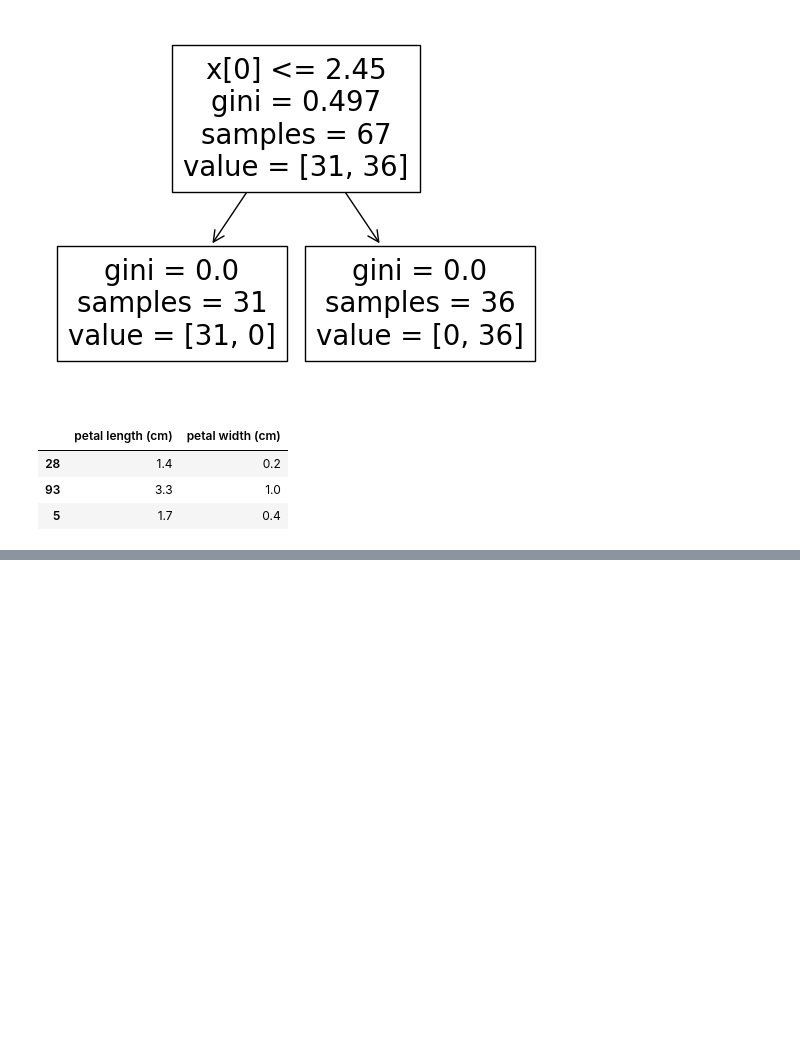
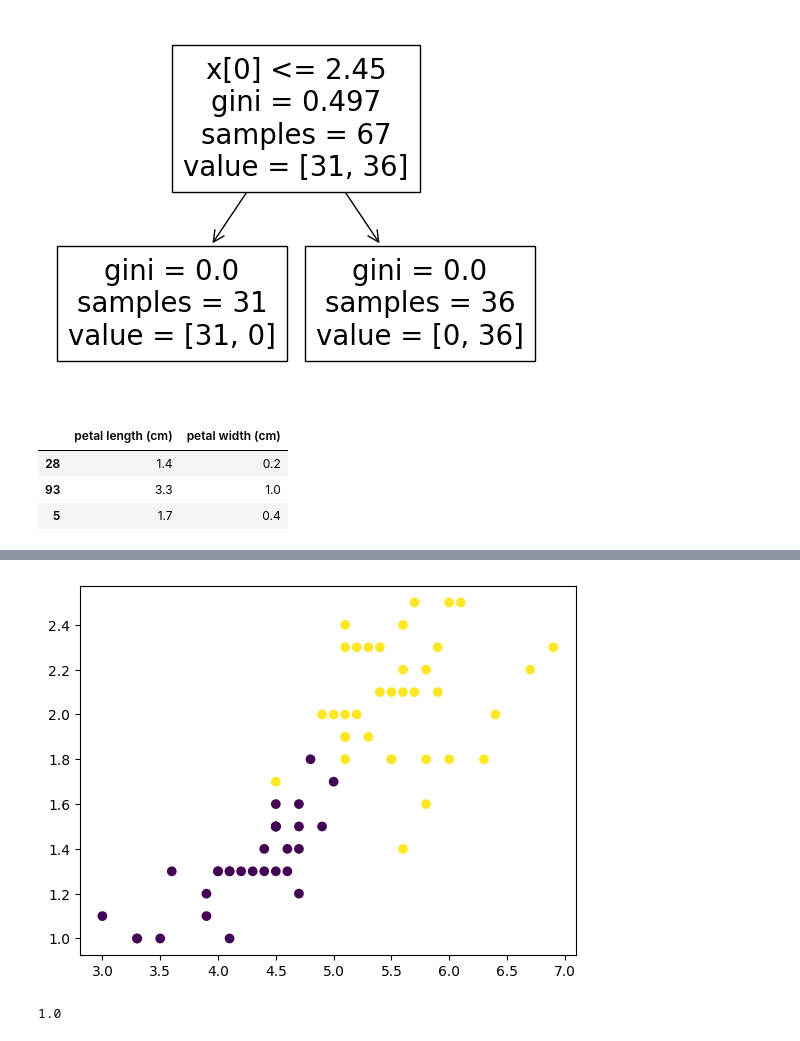
Before and after one commit to Gustavocaris/Data_Science, a Jupyter notebook: 06_Machine_Learning/Algoritmos_de_aprendizado/01-arvore_de_decisão.ipynb, the cells around one changed output, grey strips where cells are left out. Drawn from its saved outputs; the diff is of its cells as text; code cells hidden in the pictures; blank space fills up the shorter version.

```diff
--- a/06_Machine_Learning/Algoritmos_de_aprendizado/01-arvore_de_decisão.ipynb
+++ b/06_Machine_Learning/Algoritmos_de_aprendizado/01-arvore_de_decisão.ipynb
@@ -125,2 +148,18 @@ plt.show()
 # %%
 # Separando X e y da base completa
+iris1 = iris.loc[iris.target.isin([1,2]), ['petal length (cm)', 'petal width (cm)', 'target']]
+# %%
+X = iris1.drop('target', axis=1)
+y = iris1.target
+# %%
+X_train, X_test, y_train, y_test = train_test_split(X, y, test_size=0.33, random_state=42)
+# %%
+import matplotlib.pyplot as plt
+
+fig, ax = plt.subplots()
+
+ax.scatter(X_train['petal length (cm)'], X_train['petal width (cm)'],c=y_train)
+
+plt.show()
+# %% [output]
+[figure, added]
@@ -126,0 +170,4 @@ plt.show()
+# %%
+clf.score(X_train, y_train)
+# %% [output]
+1.0
```
Also changed, not shown: parts of 20 cells of this notebook.
